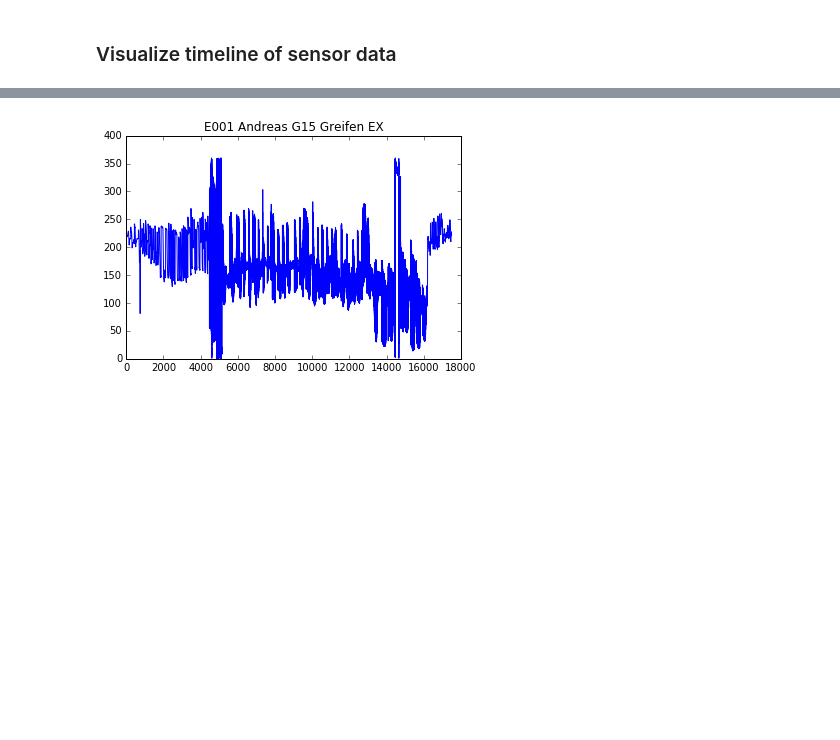
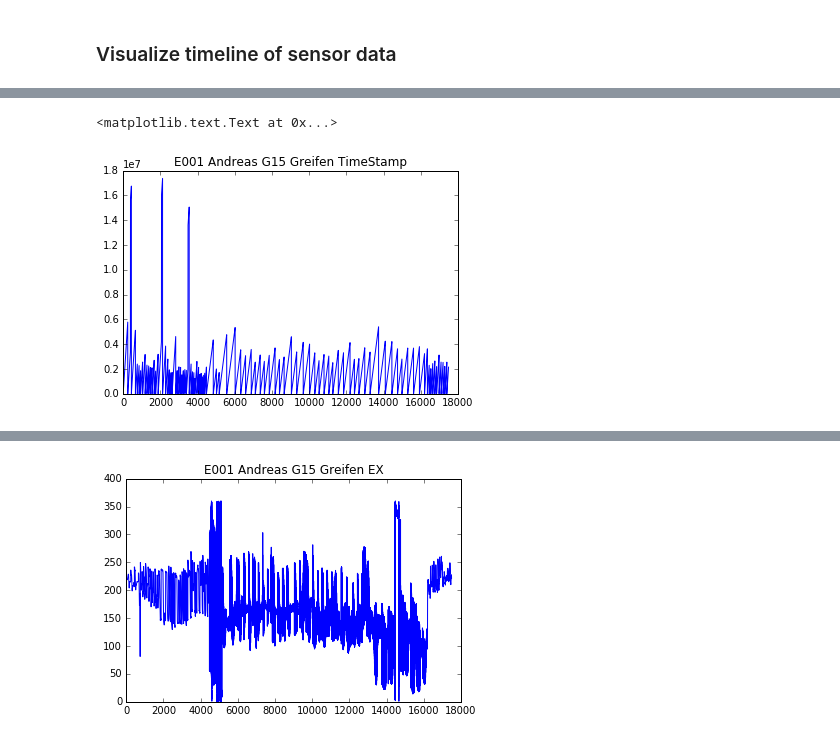
Before and after one commit to Make-O-Matic/MOM-Engine, a Jupyter notebook: data_preprocess.ipynb, the cells around one changed output, grey strips where cells are left out. Saved outputs shown, nothing was run; the diff lists cells and outputs as text; code cells hidden in the pictures; blank space fills up the shorter version.

Commit message:
filter and plotting but more to do

```diff
--- a/data_preprocess.ipynb
+++ b/data_preprocess.ipynb
@@ -224,0 +267,11 @@ def myplot(var):
+# %%
+    y = mydata[var]
+    x = range(len(y))
+    #x = mydata['TimeStamp']
+    plt.plot(x, y)
+    title = "%s %s %s %s %s" % (exp,subject,gesture,gesture_name(gesture),var)
+    plt.title(title)
+    #plt.show()
+# %% [output]
+<matplotlib.text.Text at 0x...>
+[figure, added]
```
Also changed, not shown: parts of 13 cells of this notebook.
